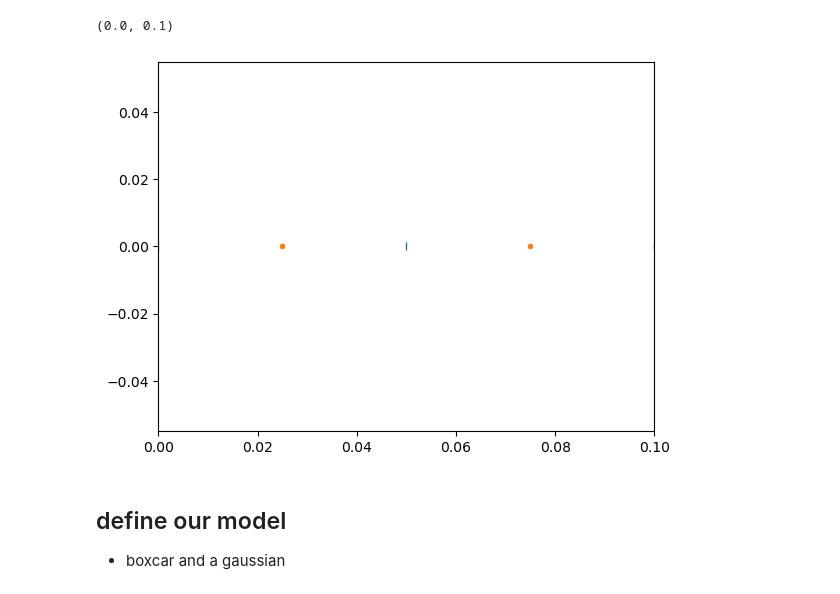
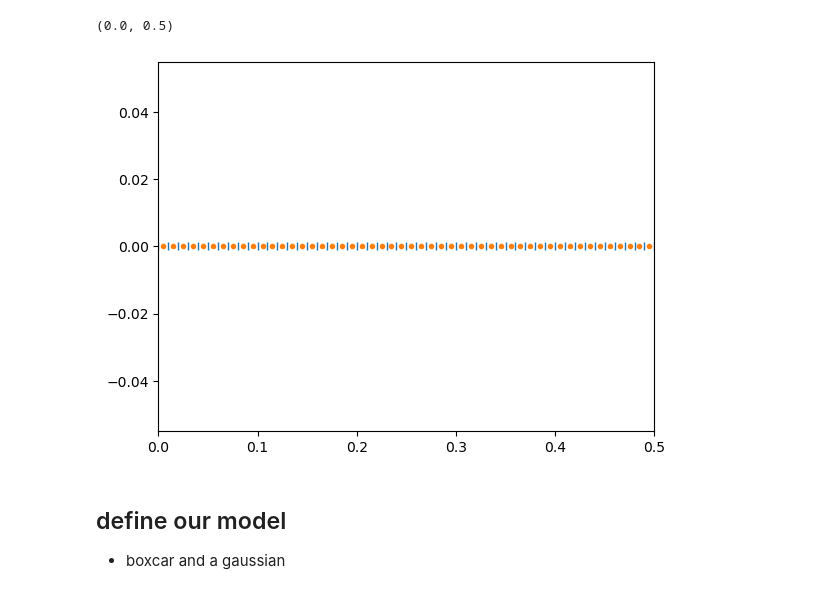
Before and after one commit to lheagy/eosc-454, a Jupyter notebook: lectures/Linear-problem.ipynb, the cells around one changed output. Cells and saved outputs as stored; diff of their text form; code cells hidden in the pictures.

```diff
--- a/lectures/Linear-problem.ipynb
+++ b/lectures/Linear-problem.ipynb
@@ -11,7 +11,7 @@ def kernel_function(x, j, p, q):
         * np.cos(2 * np.pi * j * q * x)
     )
 # %%
-n_cells = 20
+n_cells = 100
 x_nodes = np.linspace(0, 1, n_cells+1)
 # %%
 n_kernels = 20
@@ -34,12 +34,12 @@ x_centers = x_nodes[:-1] + delta_x / 2
 # %%
 fig, ax = plt.subplots(1, 1)
 
 ax.plot(x_nodes, np.zeros_like(x_nodes), "|")
 ax.plot(x_centers, np.zeros_like(x_centers), ".")
-ax.set_xlim([0, 0.1])
+ax.set_xlim([0, 0.5])
 # %% [output]
-(0.0, 0.1)
+(0.0, 0.5)
-[figure, old version]
+[figure, new version]
 # %% [markdown]
 ## define our model
 - boxcar and a gaussian
```
Also changed, not shown: parts of 22 cells of this notebook.
